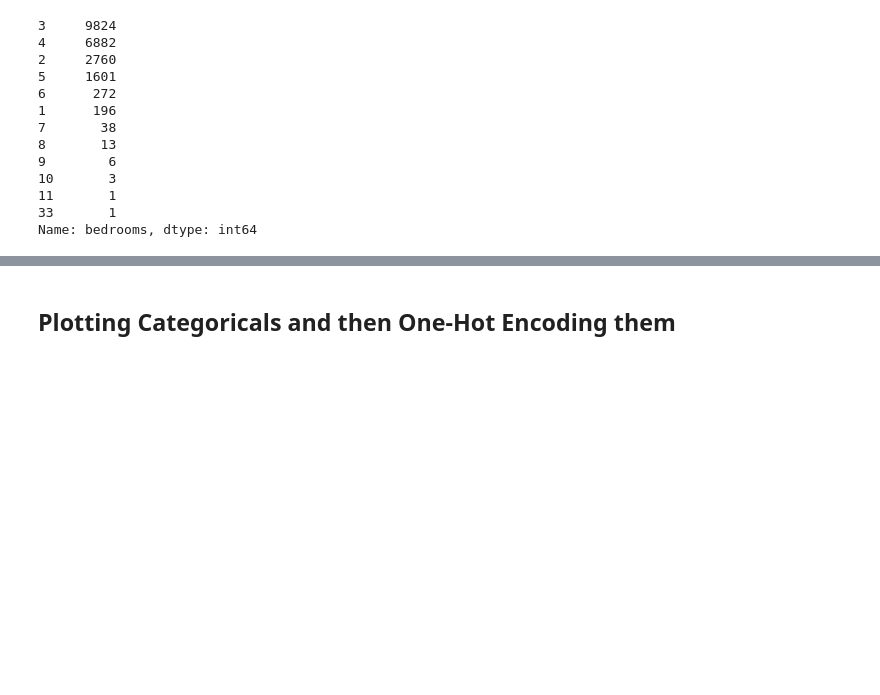
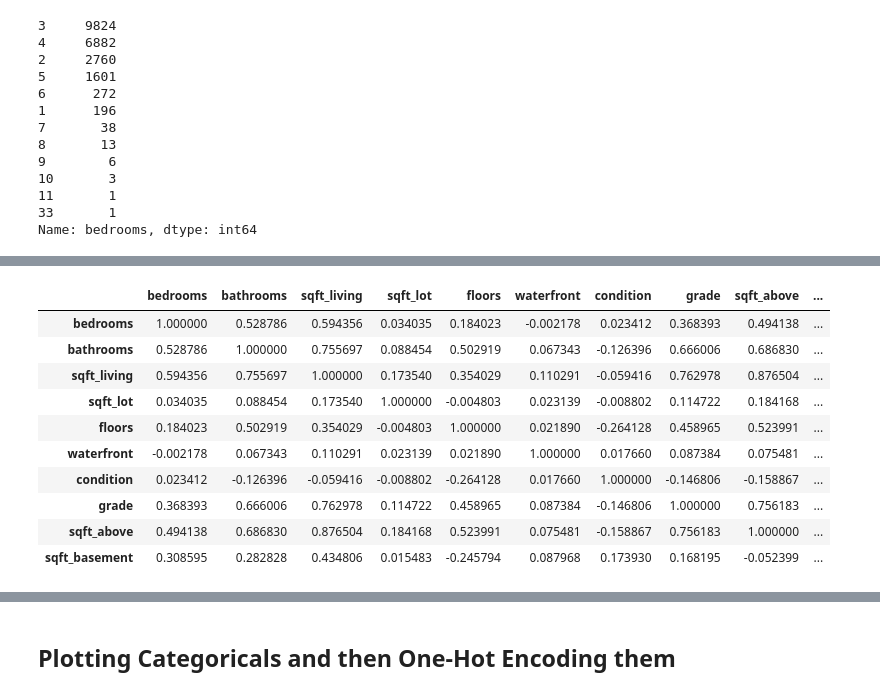
Before and after one commit to jxn628/dsc-home-price-analysis, a Jupyter notebook: student.ipynb, the cells around one changed output, grey strips where cells are left out. Saved outputs shown, nothing was run; the diff lists cells and outputs as text; code cells hidden in the pictures; blank space fills up the shorter version.

```diff
--- a/student.ipynb
+++ b/student.ipynb
@@ -389,0 +400,15 @@ df.head(5)
+# %%
+#correlation matrix
+king_preprocessed.corr()
+# %% [output]
+|  | bedrooms | bathrooms | sqft_living | sqft_lot | floors | waterfront | condition | grade | sqft_above | ... |
+| bedrooms | 1.000000 | 0.528786 | 0.594356 | 0.034035 | 0.184023 | -0.002178 | 0.023412 | 0.368393 | 0.494138 | ... |
+| bathrooms | 0.528786 | 1.000000 | 0.755697 | 0.088454 | 0.502919 | 0.067343 | -0.126396 | 0.666006 | 0.686830 | ... |
+| sqft_living | 0.594356 | 0.755697 | 1.000000 | 0.173540 | 0.354029 | 0.110291 | -0.059416 | 0.762978 | 0.876504 | ... |
+| sqft_lot | 0.034035 | 0.088454 | 0.173540 | 1.000000 | -0.004803 | 0.023139 | -0.008802 | 0.114722 | 0.184168 | ... |
+| floors | 0.184023 | 0.502919 | 0.354029 | -0.004803 | 1.000000 | 0.021890 | -0.264128 | 0.458965 | 0.523991 | ... |
+| waterfront | -0.002178 | 0.067343 | 0.110291 | 0.023139 | 0.021890 | 1.000000 | 0.017660 | 0.087384 | 0.075481 | ... |
+| condition | 0.023412 | -0.126396 | -0.059416 | -0.008802 | -0.264128 | 0.017660 | 1.000000 | -0.146806 | -0.158867 | ... |
+| grade | 0.368393 | 0.666006 | 0.762978 | 0.114722 | 0.458965 | 0.087384 | -0.146806 | 1.000000 | 0.756183 | ... |
+| sqft_above | 0.494138 | 0.686830 | 0.876504 | 0.184168 | 0.523991 | 0.075481 | -0.158867 | 0.756183 | 1.000000 | ... |
+| sqft_basement | 0.308595 | 0.282828 | 0.434806 | 0.015483 | -0.245794 | 0.087968 | 0.173930 | 0.168195 | -0.052399 | ... |
```
Also changed, not shown: parts of 43 cells of this notebook.
